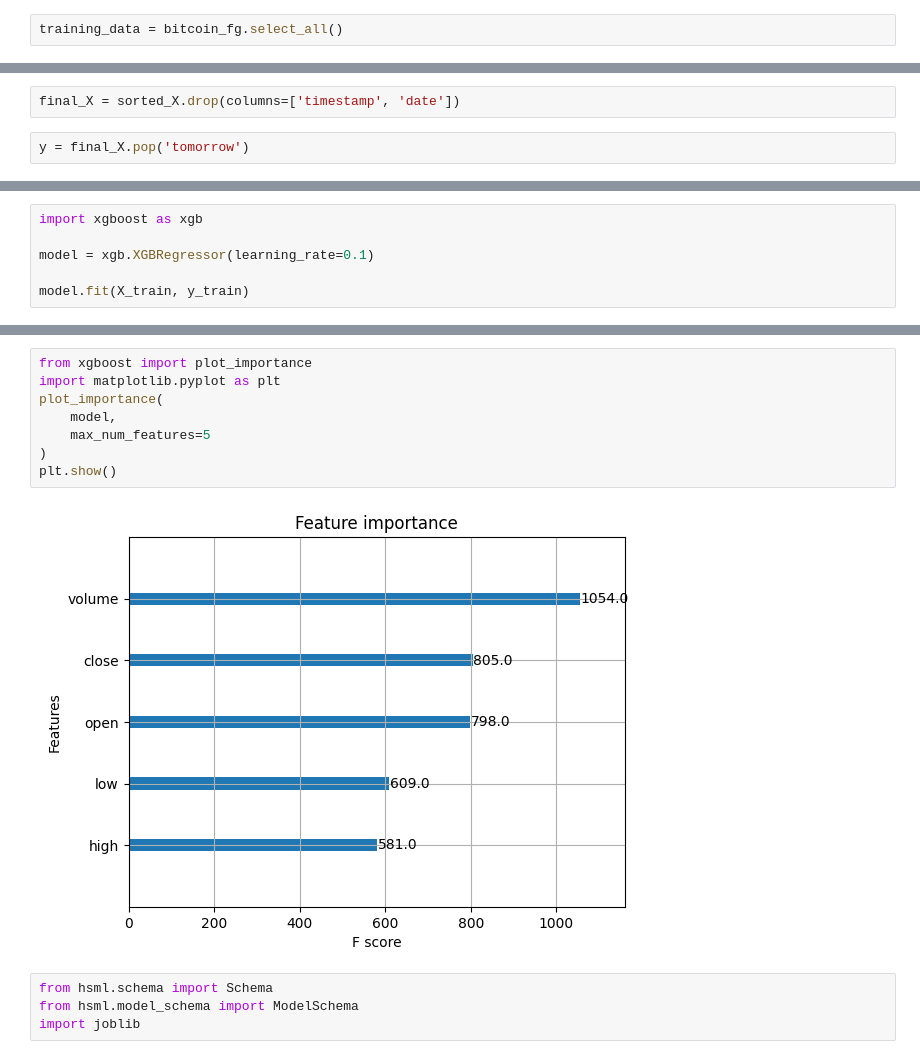
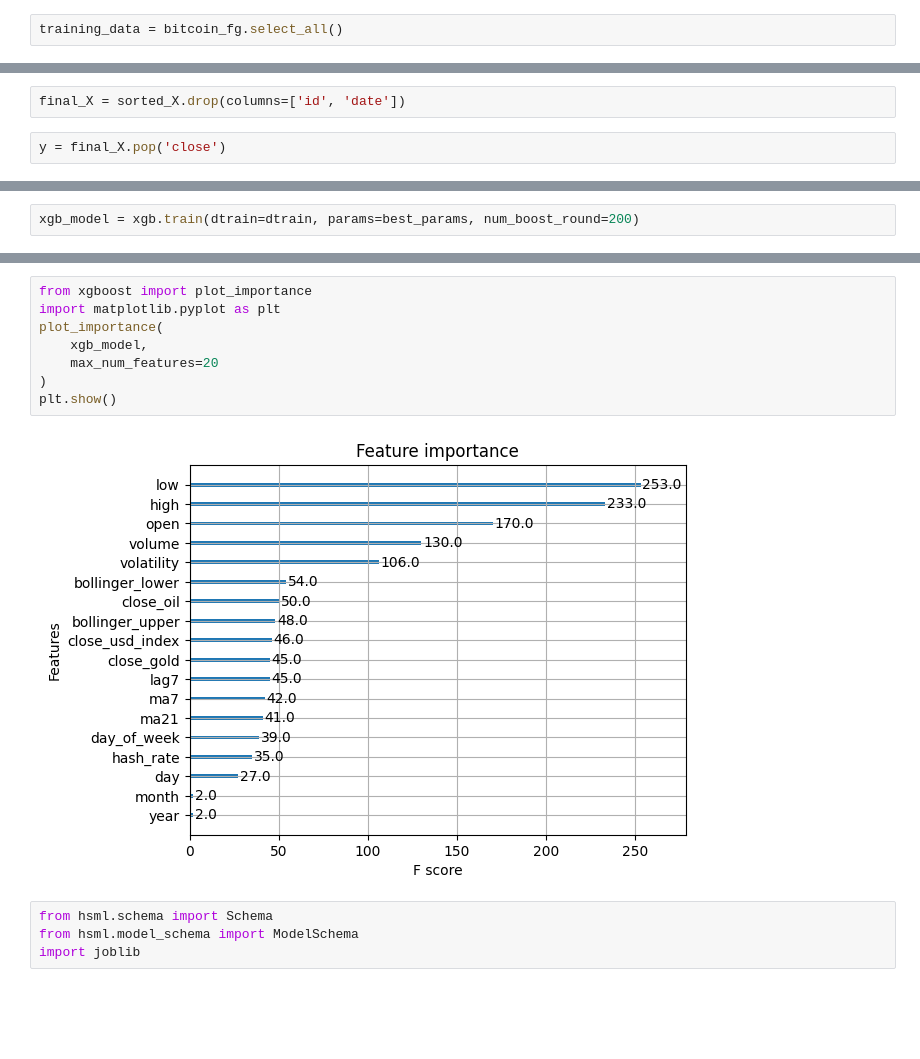
Before and after one commit to Kalnyhuba/mlopsbds, a Jupyter notebook: training_pipeline.ipynb, the cells around one changed output, grey strips where cells are left out. Saved outputs shown, nothing was run; the diff lists cells and outputs as text; blank space fills up the shorter version.

```diff
--- a/training_pipeline.ipynb
+++ b/training_pipeline.ipynb
@@ -35,4 +55,4 @@ sorted_X = X.sort_values(by='timestamp')
 # %%
-final_X = sorted_X.drop(columns=['timestamp', 'date'])
+final_X = sorted_X.drop(columns=['id', 'date'])
 # %%
-y = final_X.pop('tomorrow')
+y = final_X.pop('close')
@@ -46,6 +73,0 @@ y_test = y.iloc[3000:-1]
-# %%
-import xgboost as xgb
-
-model = xgb.XGBRegressor(learning_rate=0.1)
-
-model.fit(X_train, y_train)
@@ -63,0 +118,2 @@ XGBRegressor(base_score=None, booster=None, callbacks=None,
+# %%
+xgb_model = xgb.train(dtrain=dtrain, params=best_params, num_boost_round=200)
@@ -85,13 +142,13 @@ MAE: 1396.948953276699
 # %%
 from xgboost import plot_importance
 import matplotlib.pyplot as plt
 plot_importance(
-    model,
-    max_num_features=5
+    xgb_model,
+    max_num_features=20
 )
 plt.show()
 # %% [output]
-[figure, old version]
+[figure, new version]
 # %%
 from hsml.schema import Schema
 from hsml.model_schema import ModelSchema
```
Also changed, not shown: parts of 23 cells of this notebook, 11 other files.
